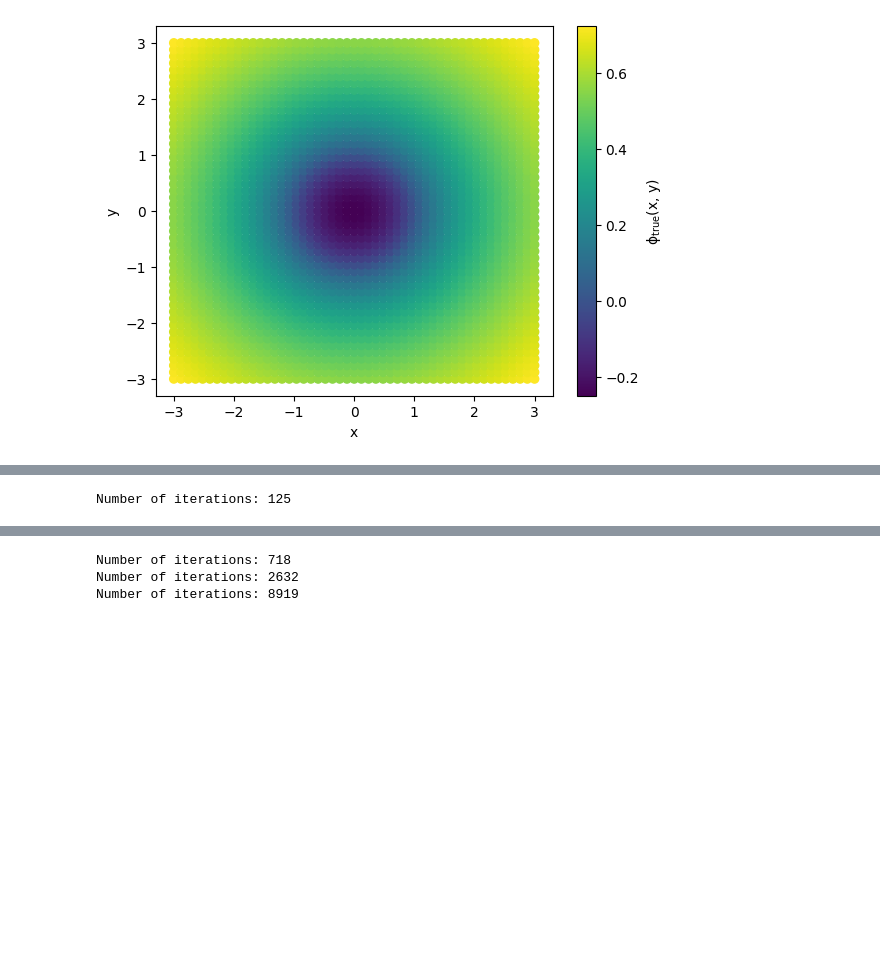
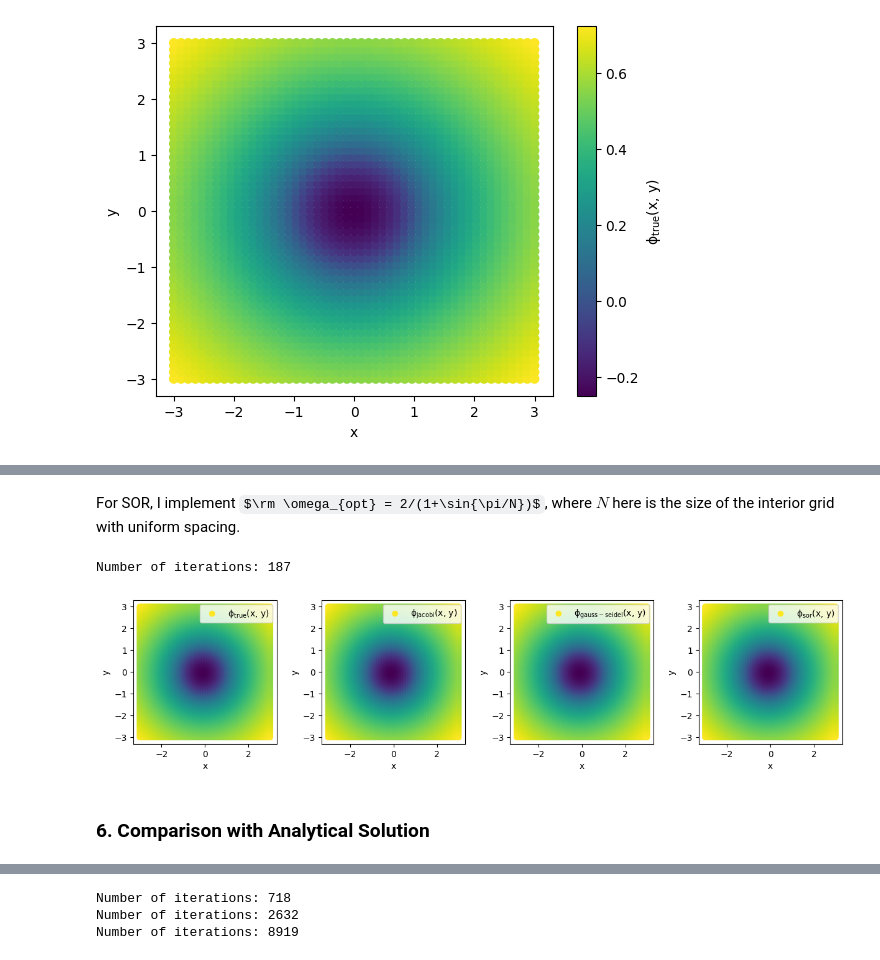
Before and after one commit to om-erika/numerical-methods-2026, a Jupyter notebook: parabolic_odes/poisson.ipynb, the cells around one changed output, grey strips where cells are left out. Saved outputs shown, nothing was run; the diff lists cells and outputs as text; code cells hidden in the pictures; some formulas as TeX source; blank space fills up the shorter version.

```diff
--- a/parabolic_odes/poisson.ipynb
+++ b/parabolic_odes/poisson.ipynb
@@ -65,7 +65,14 @@ from matplotlib import pyplot as plt
 from scipy.optimize import curve_fit
 # %%
 def phi_true(r):
+    """
+    Analytical solution of the Poisson equation.
 
+    matrix (float) r: radius on (x,y) grid
+
+    returns:
+    matrix (float) phi_true: phi(r) on (x,y) grid
+    """
     phi_t = np.zeros_like(r)
 
     phi_t[r < R] = (r[r < R]**2 - 1.0) / 4.0
@@ -200,3 +259,5 @@ Number of iterations: 2012
+# %% [markdown]
+For SOR, I implement $\rm \omega_{opt} = 2/(1+\sin{\pi/N})$, where $N$ here is the size of the interior grid with uniform spacing.
 # %%
 phi_sor = np.zeros_like(phi_exact)
 phi_sor = apply_bc(phi_sor, phi_exact)
@@ -204,7 +265,7 @@ phi_old = phi_exact.copy()
 
 err = 1.
 i = 0
-omega = 2/(1+np.sin(np.pi/nx))
+omega = 2/(1+np.sin(np.pi/(nx-2)))
 while err > 1e-6:
     phi_sor = SOR(source, phi_sor, h, omega)
     phi_sor = apply_bc(phi_sor, phi_exact)
@@ -215,4 +276,41 @@ while err > 1e-6:
 
 print('Number of iterations:', i)
 # %% [output]
-Number of iterations: 125
+Number of iterations: 187
+# %%
+fig = plt.figure(figsize = (15, 3))
+ax = fig.add_subplot(141)
+ax.scatter(X, Y, c = phi_exact, label = r'$\rm\phi_{true}$(x, y)')
+#ax.set_colorbar(label = r'$\rm\phi_{true}$(x, y)')
+ax.set_xlabel('x')
+ax.set_ylabel('y')
+ax.legend()
+ax.set_aspect('equal')
+
+ax = fig.add_subplot(142)
+ax.scatter(X, Y, c = phi_jacobi, label = r'$\rm\phi_{jacobi}$(x, y)')
+#ax.set_colorbar(label = r'$\rm\phi_{true}$(x, y)')
+ax.set_xlabel('x')
+ax.set_ylabel('y')
+ax.legend()
+ax.set_aspect('equal')
+
+ax = fig.add_subplot(143)
+ax.scatter(X, Y, c = phi_gs, label = r'$\rm\phi_{gauss-seidel}$(x, y)')
+#ax.set_colorbar(label = r'$\rm\phi_{true}$(x, y)')
+ax.set_xlabel('x')
+ax.set_ylabel('y')
+ax.legend()
+ax.set_aspect('equal')
+
+ax = fig.add_subplot(144)
+ax.scatter(X, Y, c = phi_sor, label = r'$\rm\phi_{sor}$(x, y)')
+#ax.set_colorbar(label = r'$\rm\phi_{true}$(x, y)')
+ax.set_xlabel('x')
+ax.set_ylabel('y')
+ax.legend()
+ax.set_aspect('equal')
+# %% [output]
+[figure, added]
+# %% [markdown]
+### 6. Comparison with Analytical Solution
```
Also changed, not shown: parts of 16 cells of this notebook.
